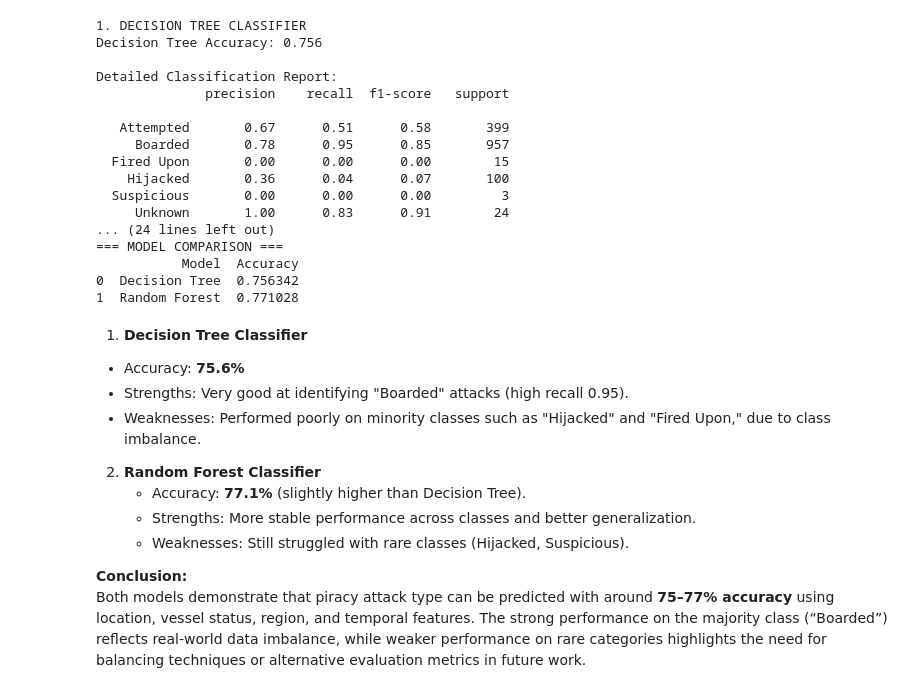
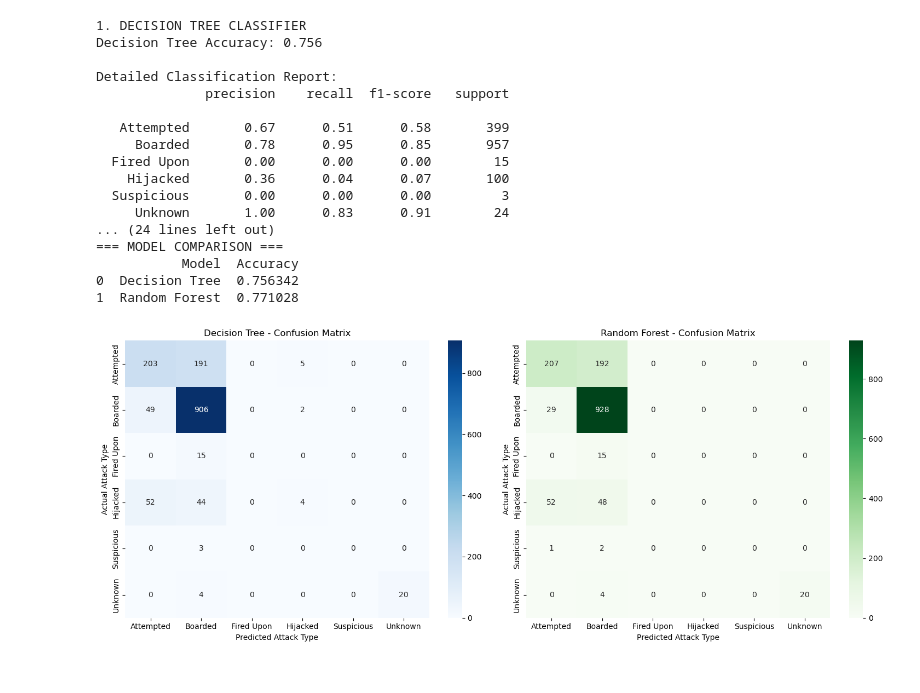
Before and after one commit to zuweii/datamining, a Jupyter notebook: piracy.ipynb, the cells around one changed output. Saved outputs shown, nothing was run; the diff lists cells and outputs as text; code cells hidden in the pictures.

Commit message:
updated the piracy preliminary results again

```diff
--- a/piracy.ipynb
+++ b/piracy.ipynb
@@ -574,16 +567,28 @@ Detailed Classification Report:
            Model  Accuracy
 0  Decision Tree  0.756342
 1  Random Forest  0.771028
-# %% [markdown]
- 1. **Decision Tree Classifier**
-   - Accuracy: **75.6%**
-   - Strengths: Very good at identifying "Boarded" attacks (high recall 0.95).
-   - Weaknesses: Performed poorly on minority classes such as "Hijacked" and "Fired Upon," due to class imbalance.
-
-2. **Random Forest Classifier**
-   - Accuracy: **77.1%** (slightly higher than Decision Tree).
-   - Strengths: More stable performance across classes and better generalization.
-   - Weaknesses: Still struggled with rare classes (Hijacked, Suspicious).
-
-**Conclusion:**
-Both models demonstrate that piracy attack type can be predicted with around **75–77% accuracy** using location, vessel status, region, and temporal features. The strong performance on the majority class (“Boarded”) reflects real-world data imbalance, while weaker performance on rare categories highlights the need for balancing techniques or alternative evaluation metrics in future work.
+# %%
+fig, axes = plt.subplots(1, 2, figsize=(15, 6))
+
+# Decision Tree Confusion Matrix
+dt_cm = confusion_matrix(y_test, dt_predictions)
+sns.heatmap(dt_cm, annot=True, fmt='d', cmap='Blues',
+           xticklabels=dt_model.classes_,
+           yticklabels=dt_model.classes_, ax=axes[0])
+axes[0].set_title('Decision Tree - Confusion Matrix')
+axes[0].set_xlabel('Predicted Attack Type')
+axes[0].set_ylabel('Actual Attack Type')
+
+# Random Forest Confusion Matrix
+rf_cm = confusion_matrix(y_test, rf_predictions)
+sns.heatmap(rf_cm, annot=True, fmt='d', cmap='Greens',
+           xticklabels=rf_model.classes_,
+           yticklabels=rf_model.classes_, ax=axes[1])
+axes[1].set_title('Random Forest - Confusion Matrix')
+axes[1].set_xlabel('Predicted Attack Type')
+axes[1].set_ylabel('Actual Attack Type')
+
+plt.tight_layout()
+plt.show()
+# %% [output]
+[figure, added]
```
Also changed, not shown: parts of 3 cells of this notebook.
